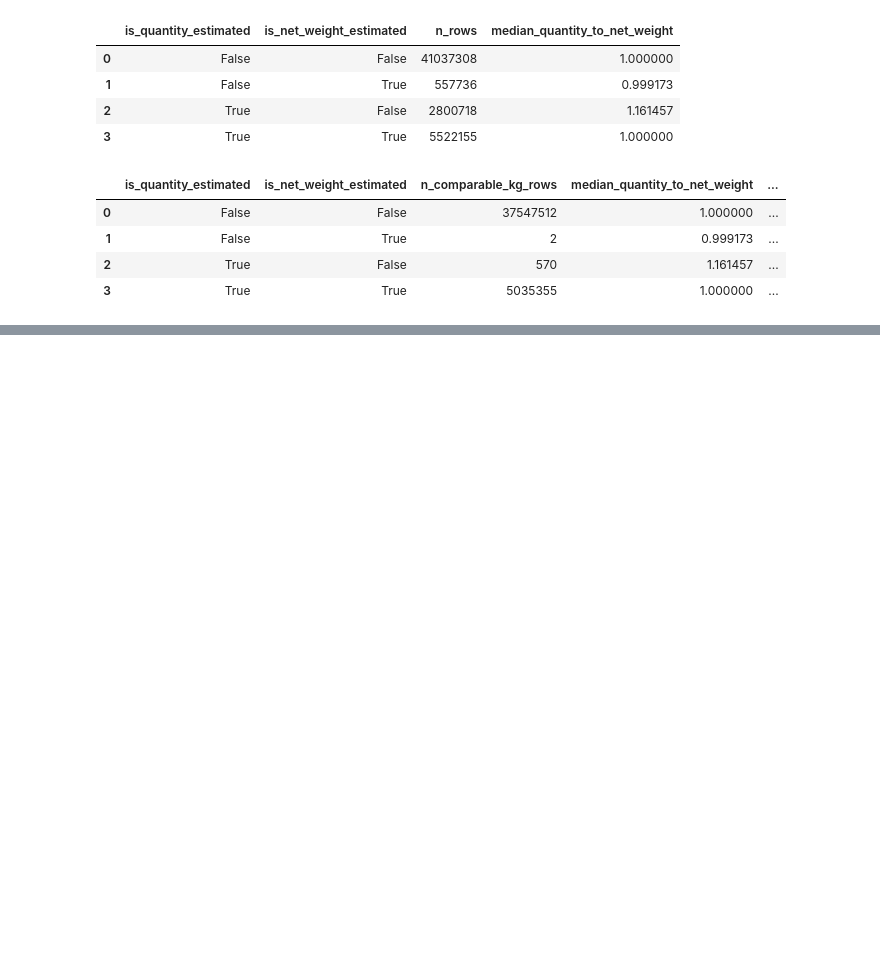
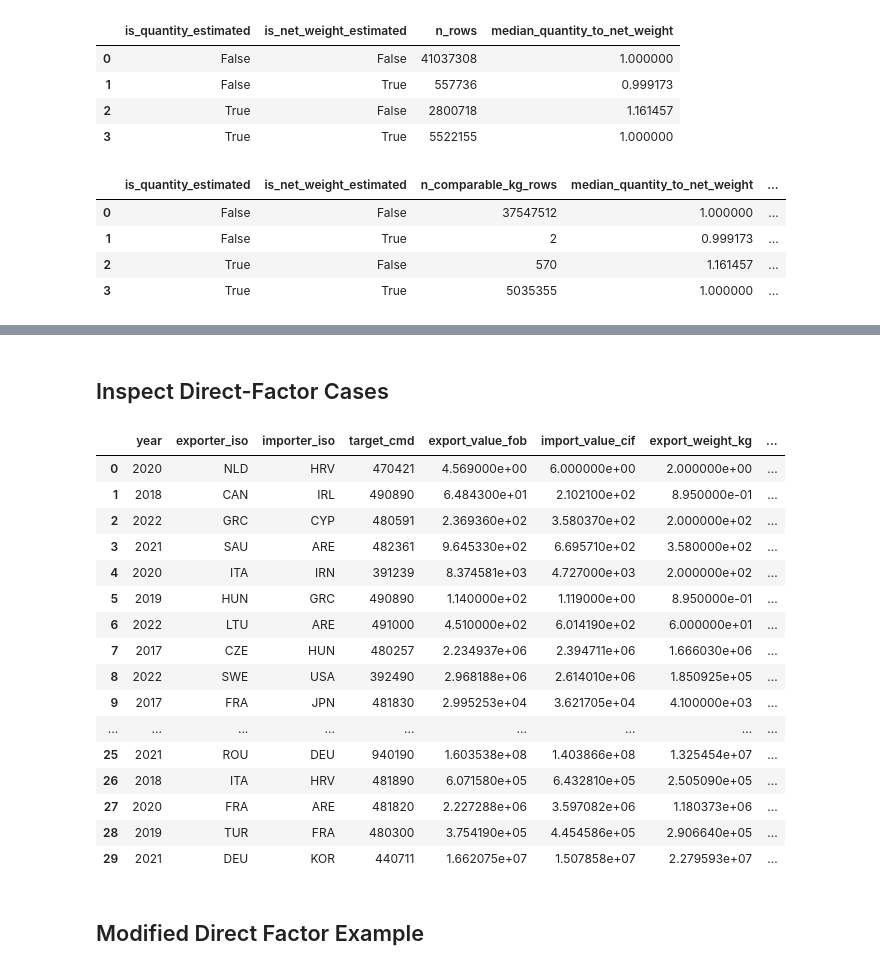
Before and after one commit to TI-ForestProductsMarkets/vacoda, a Jupyter notebook: notebooks/09_hs_sync_output_inspection.ipynb, the cells around one changed output, grey strips where cells are left out. Saved outputs shown, nothing was run; the diff lists cells and outputs as text; code cells hidden in the pictures; blank space fills up the shorter version.

```diff
--- a/notebooks/09_hs_sync_output_inspection.ipynb
+++ b/notebooks/09_hs_sync_output_inspection.ipynb
@@ -623,0 +1127,53 @@ duckdb.sql(
+# %% [markdown]
+## Inspect Direct-Factor Cases
+# %%
+near_threshold = duckdb.sql(
+    f"""
+    SELECT
+        year,
+        exporter_iso,
+        importer_iso,
+        target_cmd,
+
+        export_value_fob,
+        import_value_cif,
+
+        export_weight_kg,
+        import_weight_kg,
+        weight_concordance,
+
+        export_unit_value_usd_per_kg,
+        import_unit_value_usd_per_kg,
+        mirror_unit_value_factor
+
+    FROM read_parquet('{training_path}')
+
+    WHERE unit_value_pair_eligible
+      AND weight_concordance BETWEEN 0.895 AND 0.905
+
+    ORDER BY weight_concordance
+    LIMIT 30
+    """
+).df()
+
+near_threshold
+# %% [output]
+|  | year | exporter_iso | importer_iso | target_cmd | export_value_fob | import_value_cif | export_weight_kg | ... |
+| 0 | 2020 | NLD | HRV | 470421 | 4.569000e+00 | 6.000000e+00 | 2.000000e+00 | ... |
+| 1 | 2018 | CAN | IRL | 490890 | 6.484300e+01 | 2.102100e+02 | 8.950000e-01 | ... |
+| 2 | 2022 | GRC | CYP | 480591 | 2.369360e+02 | 3.580370e+02 | 2.000000e+02 | ... |
+| 3 | 2021 | SAU | ARE | 482361 | 9.645330e+02 | 6.695710e+02 | 3.580000e+02 | ... |
+| 4 | 2020 | ITA | IRN | 391239 | 8.374581e+03 | 4.727000e+03 | 2.000000e+02 | ... |
+| 5 | 2019 | HUN | GRC | 490890 | 1.140000e+02 | 1.119000e+00 | 8.950000e-01 | ... |
+| 6 | 2022 | LTU | ARE | 491000 | 4.510000e+02 | 6.014190e+02 | 6.000000e+01 | ... |
+| 7 | 2017 | CZE | HUN | 480257 | 2.234937e+06 | 2.394711e+06 | 1.666030e+06 | ... |
+| 8 | 2022 | SWE | USA | 392490 | 2.968188e+06 | 2.614010e+06 | 1.850925e+05 | ... |
+| 9 | 2017 | FRA | JPN | 481830 | 2.995253e+04 | 3.621705e+04 | 4.100000e+03 | ... |
+| ... | ... | ... | ... | ... | ... | ... | ... | ... |
+| 25 | 2021 | ROU | DEU | 940190 | 1.603538e+08 | 1.403866e+08 | 1.325454e+07 | ... |
+| 26 | 2018 | ITA | HRV | 481890 | 6.071580e+05 | 6.432810e+05 | 2.505090e+05 | ... |
+| 27 | 2020 | FRA | ARE | 481820 | 2.227288e+06 | 3.597082e+06 | 1.180373e+06 | ... |
+| 28 | 2019 | TUR | FRA | 480300 | 3.754190e+05 | 4.454586e+05 | 2.906640e+05 | ... |
+| 29 | 2021 | DEU | KOR | 440711 | 1.662075e+07 | 1.507858e+07 | 2.279593e+07 | ... |
+# %% [markdown]
+## Modified Direct Factor Example
```
Also changed, not shown: parts of 15 cells of this notebook.
